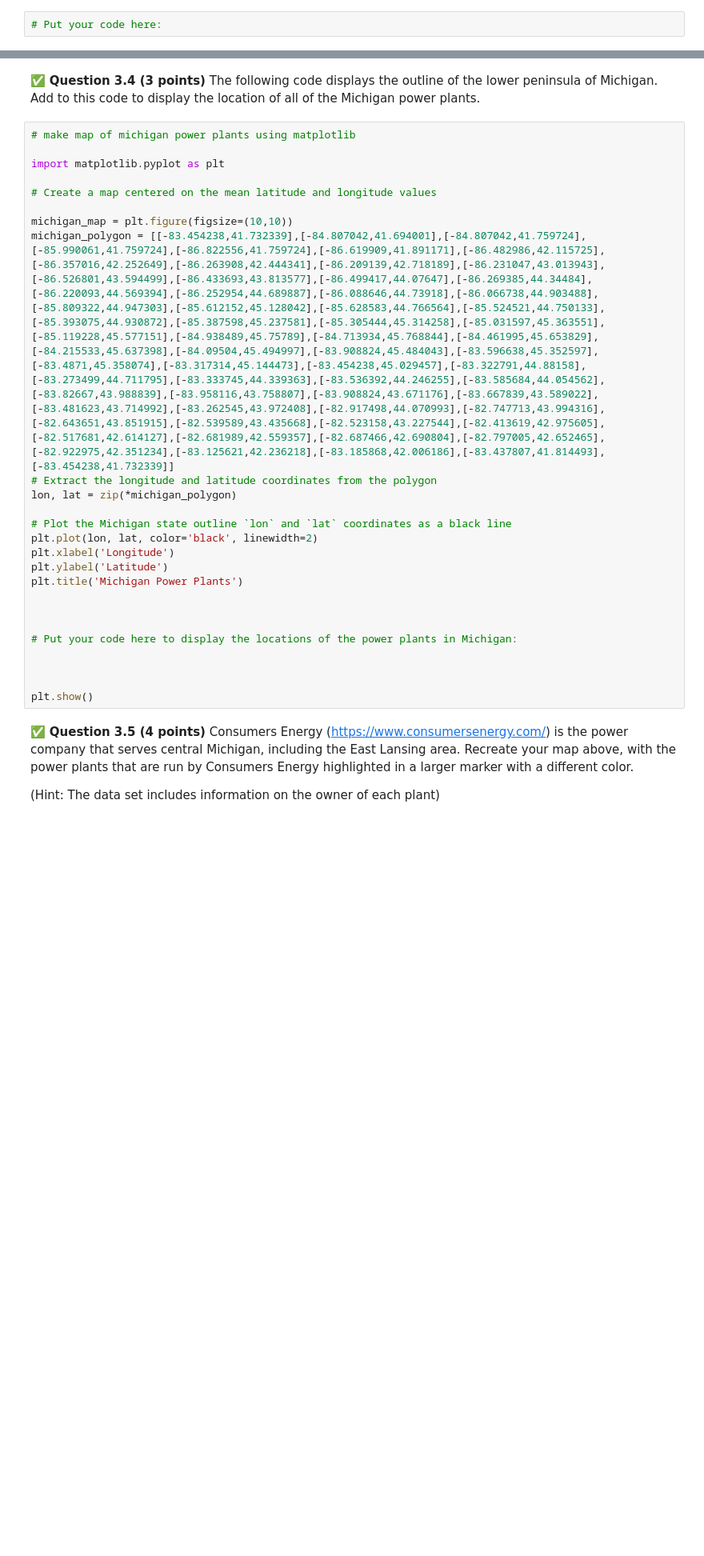
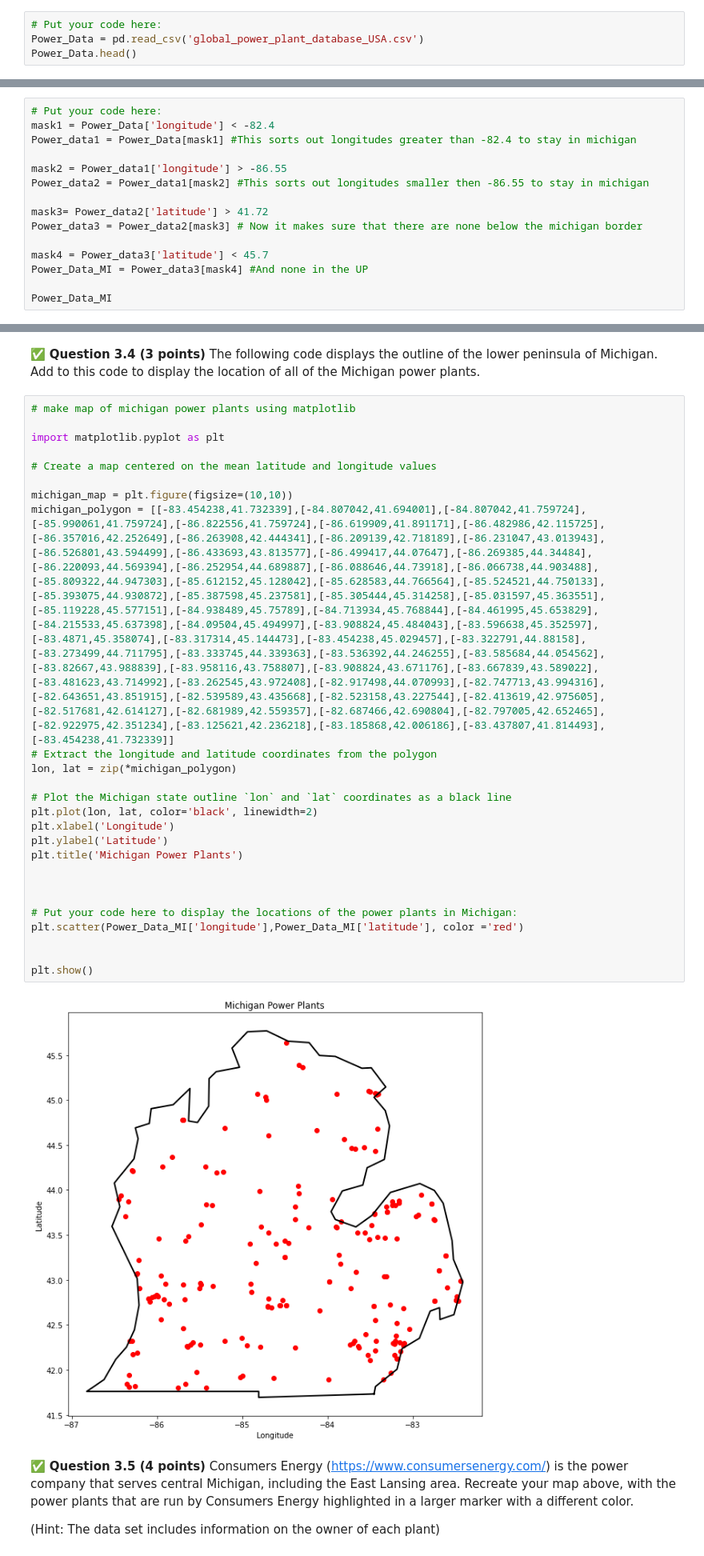
Before and after one commit to Enzo-Cereghino/CMSE202-f23-turnin, a Jupyter notebook: hw-02/HW-02_OOP_ABM_GraphTheory-STUDENT.ipynb, the cells around one changed output, grey strips where cells are left out. Shown at 80% size. Cells and saved outputs as stored; diff of their text form; blank space fills up the shorter version.

```diff
--- a/hw-02/HW-02_OOP_ABM_GraphTheory-STUDENT.ipynb
+++ b/hw-02/HW-02_OOP_ABM_GraphTheory-STUDENT.ipynb
@@ -359,2 +365,4 @@ If you'd like to learn more about  global electrical power supply, here is a gre
 # %%
 # Put your code here:
+Power_Data = pd.read_csv('global_power_plant_database_USA.csv')
+Power_Data.head()
@@ -366,0 +381,15 @@ If you'd like to learn more about  global electrical power supply, here is a gre
+# %%
+# Put your code here:
+mask1 = Power_Data['longitude'] < -82.4
+Power_data1 = Power_Data[mask1] #This sorts out longitudes greater than -82.4 to stay in michigan
+
+mask2 = Power_data1['longitude'] > -86.55
+Power_data2 = Power_data1[mask2] #This sorts out longitudes smaller then -86.55 to stay in michigan
+
+mask3= Power_data2['latitude'] > 41.72
+Power_data3 = Power_data2[mask3] # Now it makes sure that there are none below the michigan border
+
+mask4 = Power_data3['latitude'] < 45.7
+Power_Data_MI = Power_data3[mask4] #And none in the UP
+
+Power_Data_MI
@@ -374,28 +417,30 @@ If you'd like to learn more about  global electrical power supply, here is a gre
 # %%
 # make map of michigan power plants using matplotlib
 
 import matplotlib.pyplot as plt
 
 # Create a map centered on the mean latitude and longitude values
 
 michigan_map = plt.figure(figsize=(10,10))
 michigan_polygon = [[-83.454238,41.732339],[-84.807042,41.694001],[-84.807042,41.759724],[-85.990061,41.759724],[-86.822556,41.759724],[-86.619909,41.891171],[-86.482986,42.115725],[-86.357016,42.252649],[-86.263908,42.444341],[-86.209139,42.718189],[-86.231047,43.013943],[-86.526801,43.594499],[-86.433693,43.813577],[-86.499417,44.07647],[-86.269385,44.34484],[-86.220093,44.569394],[-86.252954,44.689887],[-86.088646,44.73918],[-86.066738,44.903488],[-85.809322,44.947303],[-85.612152,45.128042],[-85.628583,44.766564],[-85.524521,44.750133],[-85.393075,44.930872],[-85.387598,45.237581],[-85.305444,45.314258],[-85.031597,45.363551],[-85.119228,45.577151],[-84.938489,45.75789],[-84.713934,45.768844],[-84.461995,45.653829],[-84.215533,45.637398],[-84.09504,45.494997],[-83.908824,45.484043],[-83.596638,45.352597],[-83.4871,45.358074],[-83.317314,45.144473],[-83.454238,45.029457],[-83.322791,44.88158],[-83.273499,44.711795],[-83.333745,44.339363],[-83.536392,44.246255],[-83.585684,44.054562],[-83.82667,43.988839],[-83.958116,43.758807],[-83.908824,43.671176],[-83.667839,43.589022],[-83.481623,43.714992],[-83.262545,43.972408],[-82.917498,44.070993],[-82.747713,43.994316],[-82.643651,43.851915],[-82.539589,43.435668],[-82.523158,43.227544],[-82.413619,42.975605],[-82.517681,42.614127],[-82.681989,42.559357],[-82.687466,42.690804],[-82.797005,42.652465],[-82.922975,42.351234],[-83.125621,42.236218],[-83.185868,42.006186],[-83.437807,41.814493],[-83.454238,41.732339]]
 # Extract the longitude and latitude coordinates from the polygon
 lon, lat = zip(*michigan_polygon)
 
 # Plot the Michigan state outline `lon` and `lat` coordinates as a black line
 plt.plot(lon, lat, color='black', linewidth=2)
 plt.xlabel('Longitude')
 plt.ylabel('Latitude')
 plt.title('Michigan Power Plants')
 
 
 
 # Put your code here to display the locations of the power plants in Michigan:
-
+plt.scatter(Power_Data_MI['longitude'],Power_Data_MI['latitude'], color ='red')
 
 
 plt.show()
+# %% [output]
+[figure, added]
 # %% [markdown]
 &#9989; **Question 3.5 (4 points)** Consumers Energy (https://www.consumersenergy.com/) is the power company that serves central Michigan, including the East Lansing area.  Recreate your map above, with the power plants that are run by Consumers Energy highlighted in a larger marker with a different color.
 
```
Also changed, not shown: parts of 23 cells of this notebook.
